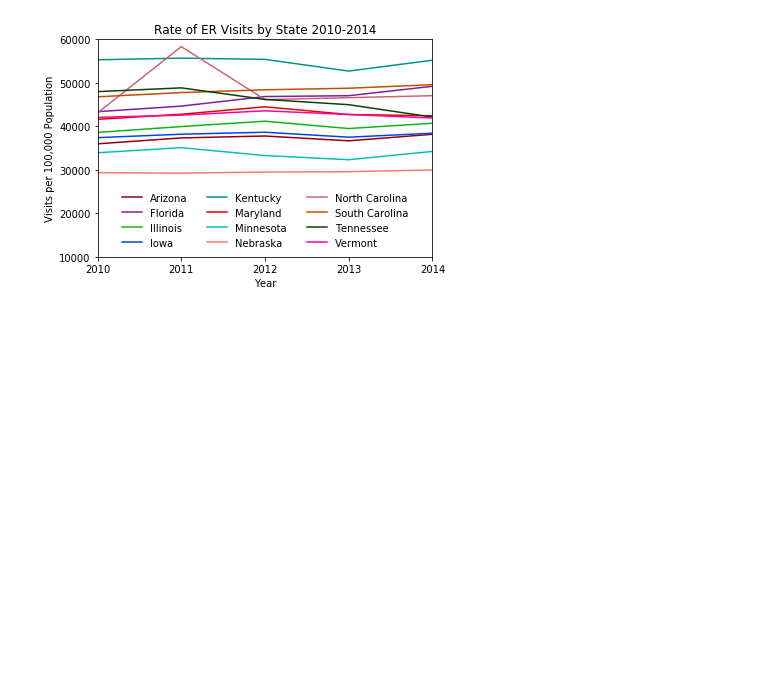
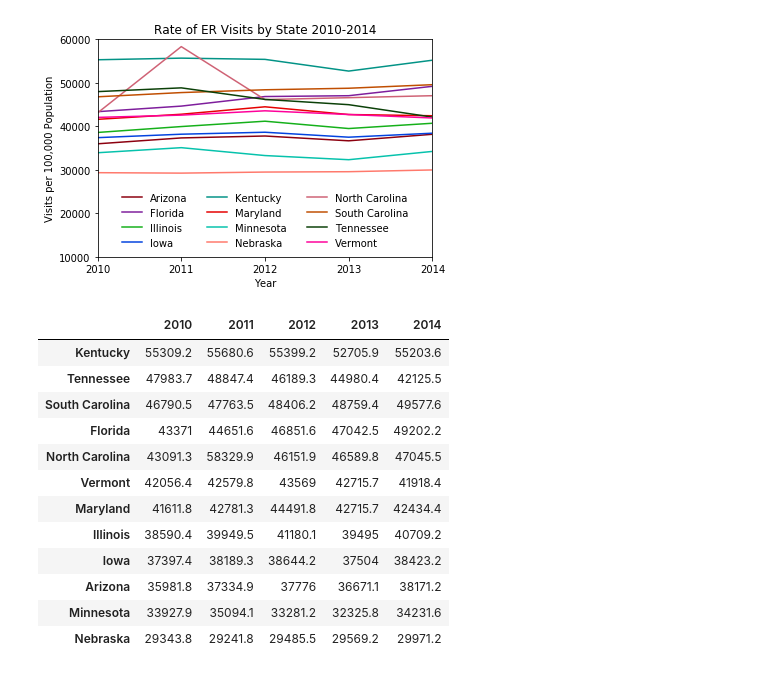
Before and after one commit to TJL30308/DREAM_Project, a Jupyter notebook: ER_Visits_Analysis.ipynb, the cells around one changed output. Drawn from its saved outputs; the diff is of its cells as text; code cells hidden in the pictures; blank space fills up the shorter version.

```diff
--- a/ER_Visits_Analysis.ipynb
+++ b/ER_Visits_Analysis.ipynb
@@ -4,9 +4,8 @@ import numpy as np
 import matplotlib.pyplot as plt
 
 years_list = [2010, 2011, 2012, 2013, 2014]
-states_list = ['Arizona','Florida','Illinois','Iowa','Kentucky','Maryland','Minnesota','Nebraska',
-               'North Carolina','South Carolina', 'Tennessee','Vermont']
-# from params import states_list, years_list
+
+from params import states_list
 # %%
 # Import uncleaned state pop data
 
@@ -165,5 +166,21 @@ plt.xlabel("Year")
 plt.show()
 # %% [output]
 [figure]
+# %%
+ER_visits_rate.sort_values(by=[2010], axis=0, ascending=False)
+# %% [output]
+|  | 2010 | 2011 | 2012 | 2013 | 2014 |
+| Kentucky | 55309.2 | 55680.6 | 55399.2 | 52705.9 | 55203.6 |
+| Tennessee | 47983.7 | 48847.4 | 46189.3 | 44980.4 | 42125.5 |
+| South Carolina | 46790.5 | 47763.5 | 48406.2 | 48759.4 | 49577.6 |
+| Florida | 43371 | 44651.6 | 46851.6 | 47042.5 | 49202.2 |
+| North Carolina | 43091.3 | 58329.9 | 46151.9 | 46589.8 | 47045.5 |
+| Vermont | 42056.4 | 42579.8 | 43569 | 42715.7 | 41918.4 |
+| Maryland | 41611.8 | 42781.3 | 44491.8 | 42715.7 | 42434.4 |
+| Illinois | 38590.4 | 39949.5 | 41180.1 | 39495 | 40709.2 |
+| Iowa | 37397.4 | 38189.3 | 38644.2 | 37504 | 38423.2 |
+| Arizona | 35981.8 | 37334.9 | 37776 | 36671.1 | 38171.2 |
+| Minnesota | 33927.9 | 35094.1 | 33281.2 | 32325.8 | 34231.6 |
+| Nebraska | 29343.8 | 29241.8 | 29485.5 | 29569.2 | 29971.2 |
 # %%
 # pull uninsured/insured data and start comparisons to ER visits
```
Also changed, not shown: parts of 5 cells of this notebook, 1 other file.
